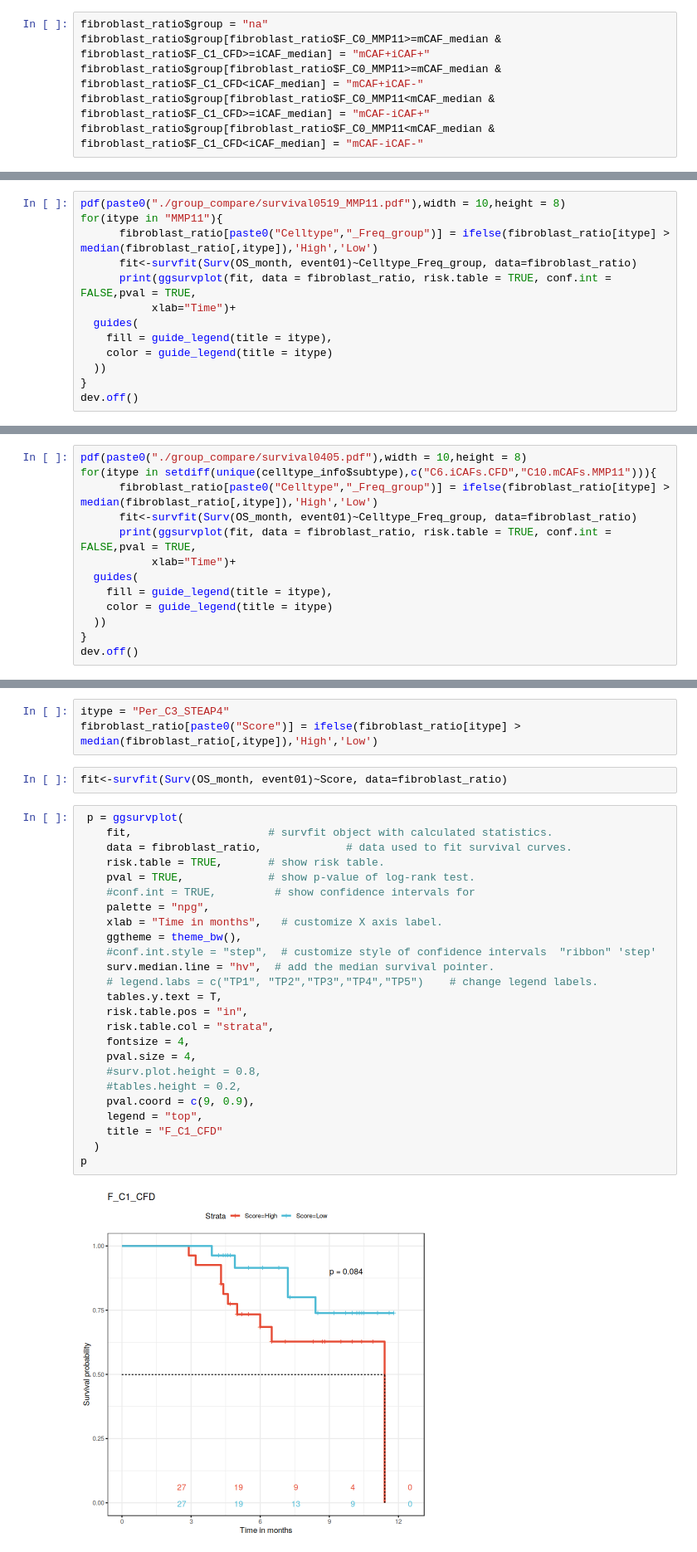
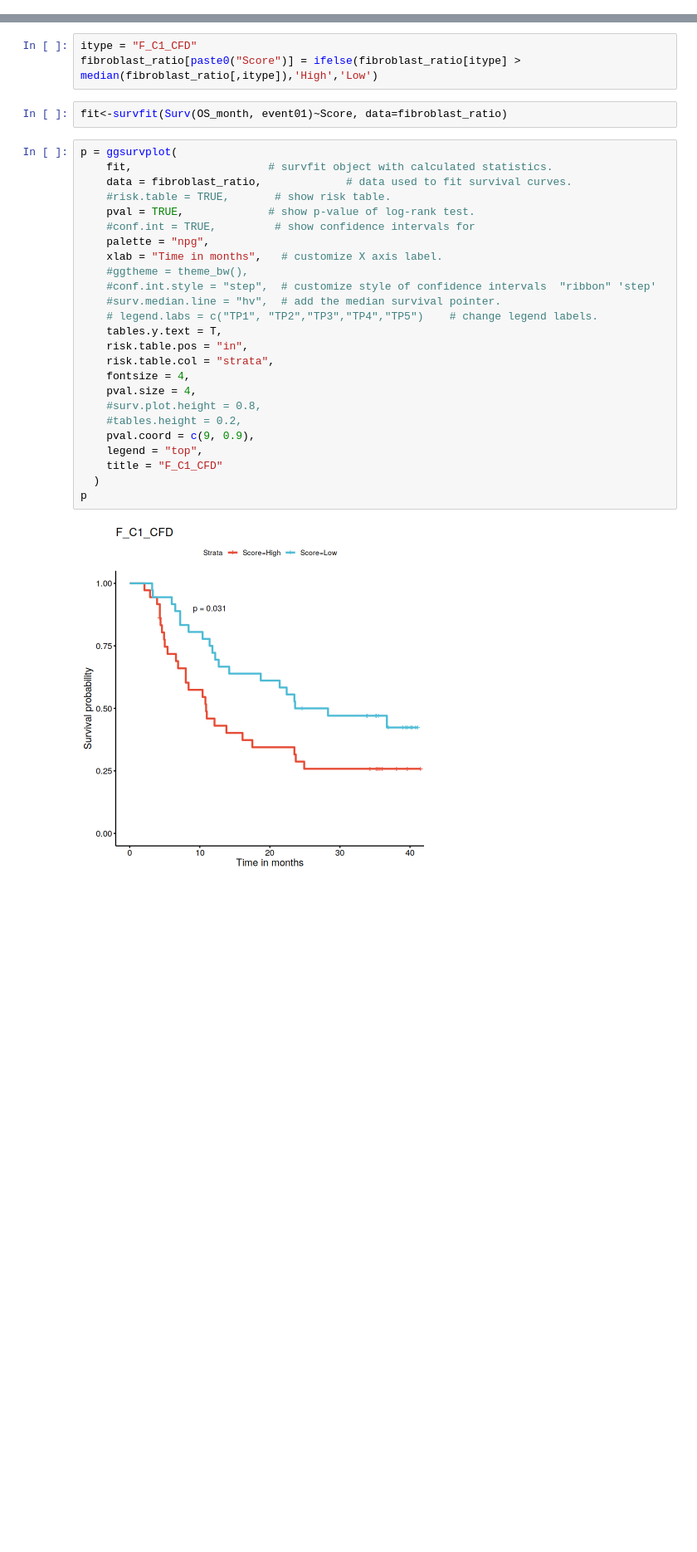
Before and after one commit to JulieBaker1/GBC_analysis, a Jupyter notebook: 4. figure_stromal/Fibroblast.ipynb, the cells around one changed output, grey strips where cells are left out. Shown: that part at 83% size. Drawn from its saved outputs; the diff is of its cells as text; blank space fills up the shorter version.

```diff
--- a/4. figure_stromal/Fibroblast.ipynb
+++ b/4. figure_stromal/Fibroblast.ipynb
@@ -1614,6 +1221,0 @@ dim(fibroblast_ratio)
-# %%
-fibroblast_ratio$group = "na"
-fibroblast_ratio$group[fibroblast_ratio$F_C0_MMP11>=mCAF_median & fibroblast_ratio$F_C1_CFD>=iCAF_median] = "mCAF+iCAF+"
-fibroblast_ratio$group[fibroblast_ratio$F_C0_MMP11>=mCAF_median & fibroblast_ratio$F_C1_CFD<iCAF_median] = "mCAF+iCAF-"
-fibroblast_ratio$group[fibroblast_ratio$F_C0_MMP11<mCAF_median & fibroblast_ratio$F_C1_CFD>=iCAF_median] = "mCAF-iCAF+"
-fibroblast_ratio$group[fibroblast_ratio$F_C0_MMP11<mCAF_median & fibroblast_ratio$F_C1_CFD<iCAF_median] = "mCAF-iCAF-"
@@ -1654,15 +1222,2 @@ p
 # %%
 ## 单个分组的预后
-# %%
-pdf(paste0("./group_compare/survival0519_MMP11.pdf"),width = 10,height = 8)
-for(itype in "MMP11"){
-      fibroblast_ratio[paste0("Celltype","_Freq_group")] = ifelse(fibroblast_ratio[itype] > median(fibroblast_ratio[,itype]),'High','Low')
-      fit<-survfit(Surv(OS_month, event01)~Celltype_Freq_group, data=fibroblast_ratio)
-      print(ggsurvplot(fit, data = fibroblast_ratio, risk.table = TRUE, conf.int = FALSE,pval = TRUE,
-           xlab="Time")+
-  guides(
-    fill = guide_legend(title = itype),
-    color = guide_legend(title = itype)
-  ))
-}
-dev.off()
@@ -1675,13 +1223,0 @@ getwd()
-# %%
-pdf(paste0("./group_compare/survival0405.pdf"),width = 10,height = 8)
-for(itype in setdiff(unique(celltype_info$subtype),c("C6.iCAFs.CFD","C10.mCAFs.MMP11"))){
-      fibroblast_ratio[paste0("Celltype","_Freq_group")] = ifelse(fibroblast_ratio[itype] > median(fibroblast_ratio[,itype]),'High','Low')
-      fit<-survfit(Surv(OS_month, event01)~Celltype_Freq_group, data=fibroblast_ratio)
-      print(ggsurvplot(fit, data = fibroblast_ratio, risk.table = TRUE, conf.int = FALSE,pval = TRUE,
-           xlab="Time")+
-  guides(
-    fill = guide_legend(title = itype),
-    color = guide_legend(title = itype)
-  ))
-}
-dev.off()
@@ -1691,33 +1224,33 @@ png
 # %%
-itype = "Per_C3_STEAP4"
+itype = "F_C1_CFD"
 fibroblast_ratio[paste0("Score")] = ifelse(fibroblast_ratio[itype] > median(fibroblast_ratio[,itype]),'High','Low')
 # %%
 fit<-survfit(Surv(OS_month, event01)~Score, data=fibroblast_ratio)
 # %%
- p = ggsurvplot(
+p = ggsurvplot(
     fit,                     # survfit object with calculated statistics.
     data = fibroblast_ratio,             # data used to fit survival curves.
-    risk.table = TRUE,       # show risk table.
+    #risk.table = TRUE,       # show risk table.
     pval = TRUE,             # show p-value of log-rank test.
     #conf.int = TRUE,         # show confidence intervals for
     palette = "npg",
     xlab = "Time in months",   # customize X axis label.
-    ggtheme = theme_bw(),
+    #ggtheme = theme_bw(),
     #conf.int.style = "step",  # customize style of confidence intervals  "ribbon" 'step'
-    surv.median.line = "hv",  # add the median survival pointer.
+    #surv.median.line = "hv",  # add the median survival pointer.
     # legend.labs = c("TP1", "TP2","TP3","TP4","TP5")    # change legend labels.
     tables.y.text = T,
     risk.table.pos = "in",
     risk.table.col = "strata",
     fontsize = 4,
     pval.size = 4,
     #surv.plot.height = 0.8,
     #tables.height = 0.2,
     pval.coord = c(9, 0.9),
     legend = "top",
     title = "F_C1_CFD"
   )
 p
 # %% [output]
-[figure, old version]
+[figure, new version]
 # %%
```
Also changed, not shown: parts of 71 cells of this notebook, 23 other files.
